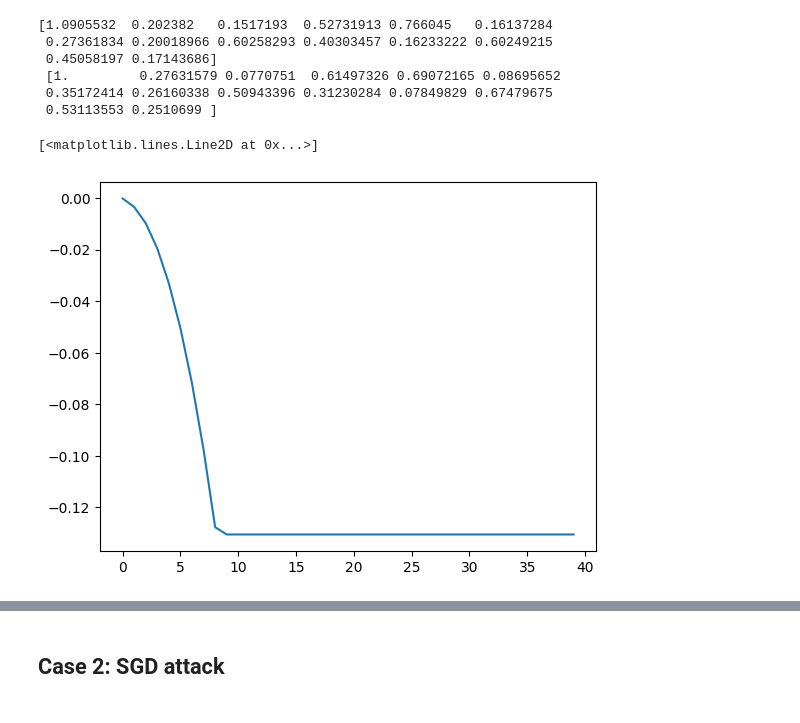
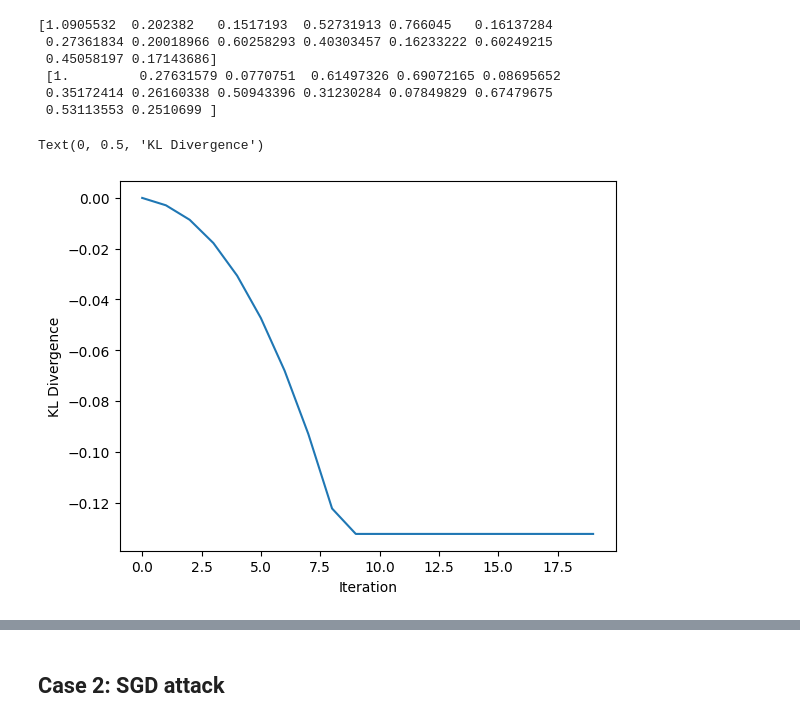
Before and after one commit to pablogarciarce/AdvReg, a Jupyter notebook: notebooks/test_distr_attack.ipynb, the cells around one changed output, grey strips where cells are left out. Saved outputs shown, nothing was run; the diff lists cells and outputs as text; code cells hidden in the pictures.

```diff
--- a/notebooks/test_distr_attack.ipynb
+++ b/notebooks/test_distr_attack.ipynb
@@ -79,11 +79,13 @@ print(x_adv_distr, '\n', X_test[17,:])
  [1.         0.27631579 0.0770751  0.61497326 0.69072165 0.08695652
  0.35172414 0.26160338 0.50943396 0.31230284 0.07849829 0.67479675
  0.53113553 0.2510699 ]
-# %%
-plt.plot(kl_values[:40])
-# %% [output]
-[<matplotlib.lines.Line2D at 0x...>]
-[figure, removed]
+# %%
+plt.plot(kl_values[:20])
+plt.xlabel('Iteration')
+plt.ylabel('KL Divergence')
+# %% [output]
+Text(0, 0.5, 'KL Divergence')
+[figure, added]
 # %%
 plt.hist(model.sample_predictive_distribution(
     x,
```
Also changed, not shown: parts of 3 cells of this notebook, 1 other file.
